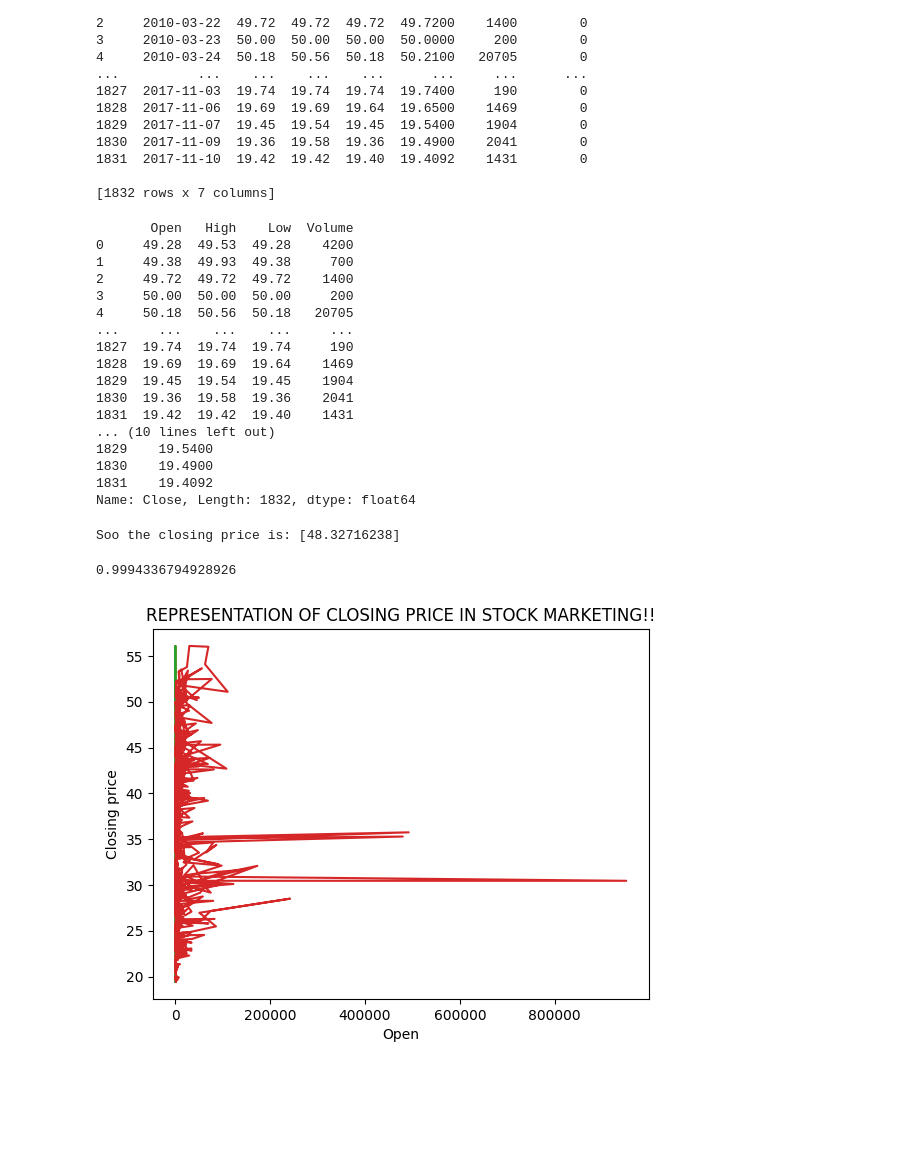
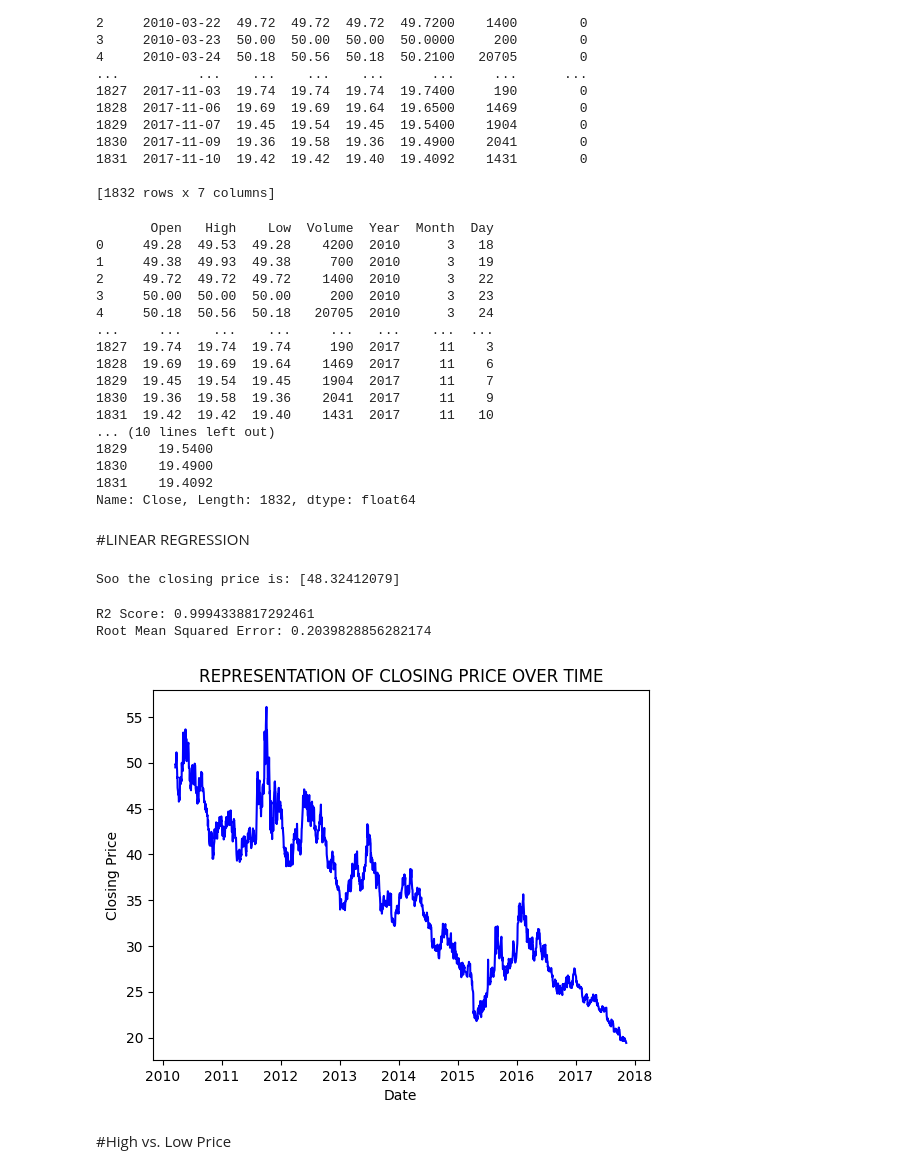
Before and after one commit to Saisneha0209/Machine-Learning, a Jupyter notebook: ETF_PREDICTION.ipynb, the cells around one changed output. Saved outputs shown, nothing was run; the diff lists cells and outputs as text; code cells hidden in the pictures; blank space fills up the shorter version.

```diff
--- a/ETF_PREDICTION.ipynb
+++ b/ETF_PREDICTION.ipynb
@@ -27,54 +27,61 @@ print(df)
 
 [1832 rows x 7 columns]
 # %%
+df['Date'] = pd.to_datetime(df['Date'])
+df['Year'] = df['Date'].dt.year
+df['Month'] = df['Date'].dt.month
+df['Day'] = df['Date'].dt.day
+x = df[["Open", "High", "Low", "Volume", "Year", "Month", "Day"]]
+y = df["Close"]
 
-x = df[["Open","High","Low","Volume"]]
-y=df["Close"]
 print(x)
 print(y)
 # %% [output]
-       Open   High    Low  Volume
-0     49.28  49.53  49.28    4200
-1     49.38  49.93  49.38     700
-2     49.72  49.72  49.72    1400
-3     50.00  50.00  50.00     200
-4     50.18  50.56  50.18   20705
-...     ...    ...    ...     ...
-1827  19.74  19.74  19.74     190
-1828  19.69  19.69  19.64    1469
-1829  19.45  19.54  19.45    1904
-1830  19.36  19.58  19.36    2041
-1831  19.42  19.42  19.40    1431
+       Open   High    Low  Volume  Year  Month  Day
+0     49.28  49.53  49.28    4200  2010      3   18
+1     49.38  49.93  49.38     700  2010      3   19
+2     49.72  49.72  49.72    1400  2010      3   22
+3     50.00  50.00  50.00     200  2010      3   23
+4     50.18  50.56  50.18   20705  2010      3   24
+...     ...    ...    ...     ...   ...    ...  ...
+1827  19.74  19.74  19.74     190  2017     11    3
+1828  19.69  19.69  19.64    1469  2017     11    6
+1829  19.45  19.54  19.45    1904  2017     11    7
+1830  19.36  19.58  19.36    2041  2017     11    9
+1831  19.42  19.42  19.40    1431  2017     11   10
 ... (10 lines left out)
 1829    19.5400
 1830    19.4900
 1831    19.4092
 Name: Close, Length: 1832, dtype: float64
+# %% [markdown]
+#LINEAR REGRESSION
 # %%
 x_train,x_test,y_train,y_test = train_test_split(x,y,test_size=0.2,random_state = 42)
 model = LinearRegression()
 model.fit(x_train,y_train)
 pred = model.predict(x_test)
-user_input=np.array([[48.46,48.46,48.24,3880]])
+user_input=np.array([[48.46,48.46,48.24,3880 , 2010, 3, 31]])
 u_pred = model.predict(user_input)
 print("Soo the closing price is:",u_pred)
 # %% [output]
-Soo the closing price is: [48.32716238]
+Soo the closing price is: [48.32412079]
 # %%
-r2=r2_score(y_test,pred)
-accuracy = np.sqrt(mean_squared_error(y_test,pred))
-print(r2)
+r2 = r2_score(y_test, pred)
+rmse = np.sqrt(mean_squared_error(y_test, pred))
+print(f"R2 Score: {r2}")
+print(f"Root Mean Squared Error: {rmse}")
 # %% [output]
-0.9994336794928926
+R2 Score: 0.9994338817292461
+Root Mean Squared Error: 0.2039828856282174
 # %%
 import matplotlib.pyplot as plt
-df=pd.read_csv('yxi.us.csv')
-x = df[["Open","High","Low","Volume"]]
-y=df["Close"]
-plt.plot(x,y)
-plt.title("REPRESENTATION OF CLOSING PRICE IN STOCK MARKETING!!")
-plt.xlabel('Open')
-plt.ylabel('Closing price')
+plt.plot(df['Date'], df['Close'], color='blue', label='Actual Close')
+plt.title("REPRESENTATION OF CLOSING PRICE OVER TIME")
+plt.xlabel('Date')
+plt.ylabel('Closing Price')
 plt.show()
 # %% [output]
-[figure, old version]
+[figure, new version]
+# %% [markdown]
+#High vs. Low Price
```
Also changed, not shown: parts of 5 cells of this notebook.
